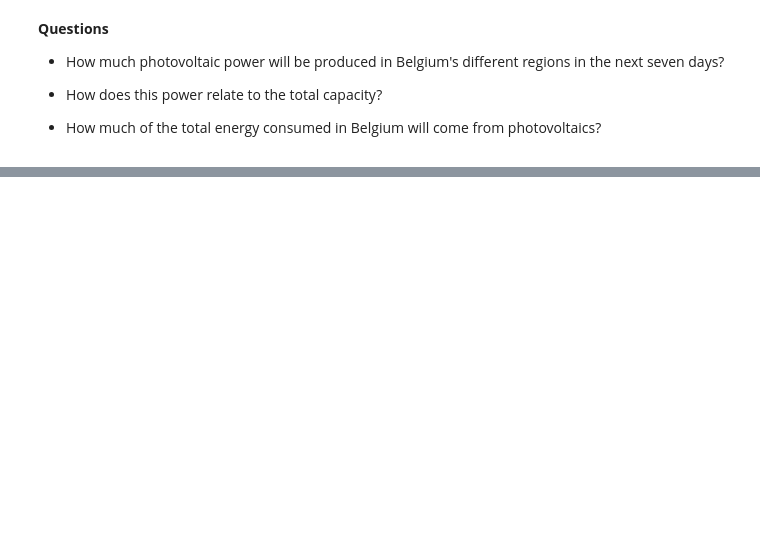
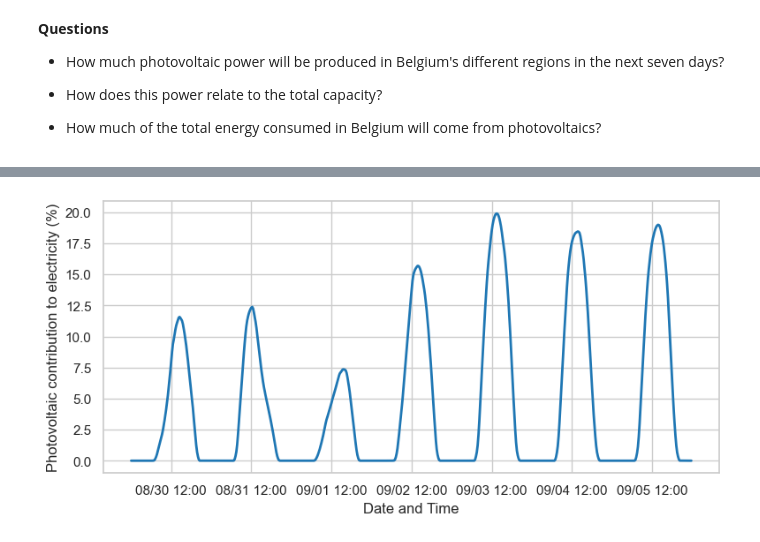
Before and after one commit to crlna16/medium_notebooks, a Jupyter notebook: friday_data_story/2023-09-01_BelgiumPhotovoltaicForecast.ipynb, the cells around one changed output, grey strips where cells are left out. Cells and saved outputs as stored; diff of their text form; code cells hidden in the pictures; blank space fills up the shorter version.

```diff
--- a/friday_data_story/2023-09-01_BelgiumPhotovoltaicForecast.ipynb
+++ b/friday_data_story/2023-09-01_BelgiumPhotovoltaicForecast.ipynb
@@ -39,0 +111,4 @@ sns.lineplot(data=df.loc[df['Region']!='Belgium'], x='Datetime', y='Load factor'
+# %%
+df_belgium['fraction'] = df_belgium['Most recent forecast'] / 25.7e3 * 100 # percentage
+df_belgium['Datetime'] = pd.to_datetime(df_belgium['Datetime'])
+df_belgium['plot_datetime'] = df_belgium['Datetime'].dt.strftime('%m/%d %H:%M')
@@ -39,0 +131,18 @@ sns.lineplot(data=df.loc[df['Region']!='Belgium'], x='Datetime', y='Load factor'
+# %%
+xt = []
+for t in df_belgium['plot_datetime'].unique():
+    if t.endswith('12:00'):
+        xt.append(t)
+# %%
+fig, ax = plt.subplots(figsize=(9, 4))
+sns.lineplot(data=df_belgium, x='plot_datetime', y='fraction', ax=ax, lw=2)
+ax.set_xticks(xt)
+ax.set_xlabel('Date and Time')
+ax.set_ylabel('Photovoltaic contribution to electricity (%)')
+ax.invert_xaxis()
+
+plt.savefig('./plots/2023-09-01_belgium_fraction.png', dpi=150, bbox_inches='tight')
+plt.show()
+plt.show()
+# %% [output]
+[figure, added]
```
Also changed, not shown: parts of 10 cells of this notebook.
